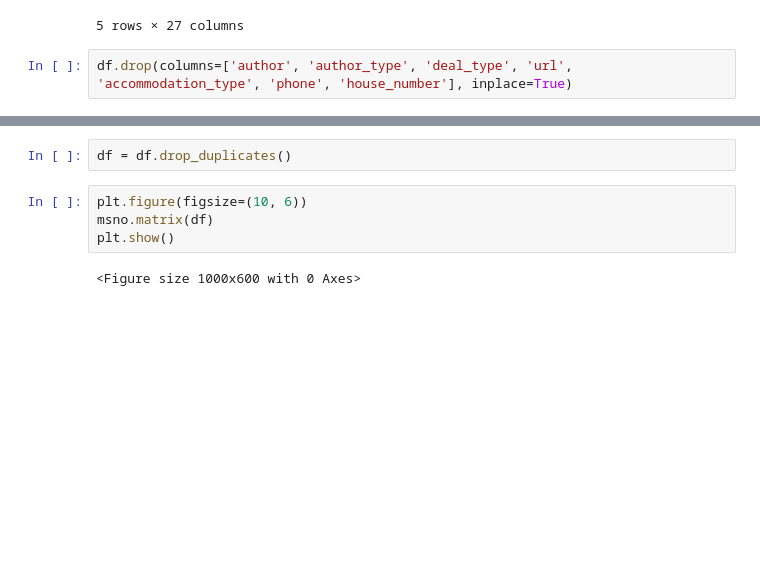
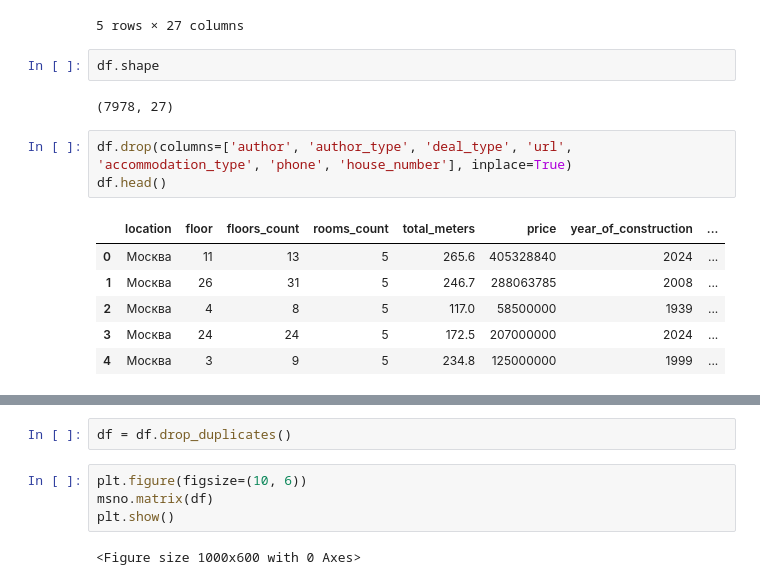
Before and after one commit to Sr123Saha/Data_analysis, a Jupyter notebook: main/test1.ipynb, the cells around one changed output, grey strips where cells are left out. Saved outputs shown, nothing was run; the diff lists cells and outputs as text; blank space fills up the shorter version.

```diff
--- a/main/test1.ipynb
+++ b/main/test1.ipynb
@@ -16,5 +15,17 @@ df.head()
 | 3 | Главстрой | developer | https://www.cian.ru/sale/flat/296... | Москва | sale | flat | 24 | 24 | ... |
 | 4 | Рента | real_estate_agent | https://www.cian.ru/sale/flat/307... | Москва | sale | flat | 3 | 9 | ... |
 5 rows × 27 columns
+# %%
+df.shape
+# %% [output]
+(7978, 27)
 # %%
 df.drop(columns=['author', 'author_type', 'deal_type', 'url', 'accommodation_type', 'phone', 'house_number'], inplace=True)
+df.head()
+# %% [output]
+|  | location | floor | floors_count | rooms_count | total_meters | price | year_of_construction | ... |
+| 0 | Москва | 11 | 13 | 5 | 265.6 | 405328840 | 2024 | ... |
+| 1 | Москва | 26 | 31 | 5 | 246.7 | 288063785 | 2008 | ... |
+| 2 | Москва | 4 | 8 | 5 | 117.0 | 58500000 | 1939 | ... |
+| 3 | Москва | 24 | 24 | 5 | 172.5 | 207000000 | 2024 | ... |
+| 4 | Москва | 3 | 9 | 5 | 234.8 | 125000000 | 1999 | ... |
```
Also changed, not shown: parts of 31 cells of this notebook, 6 other files.
